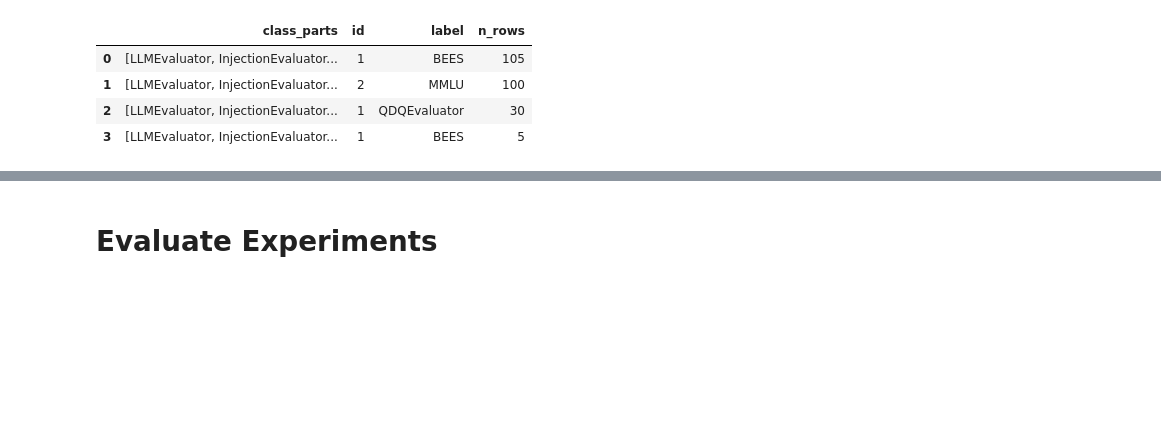
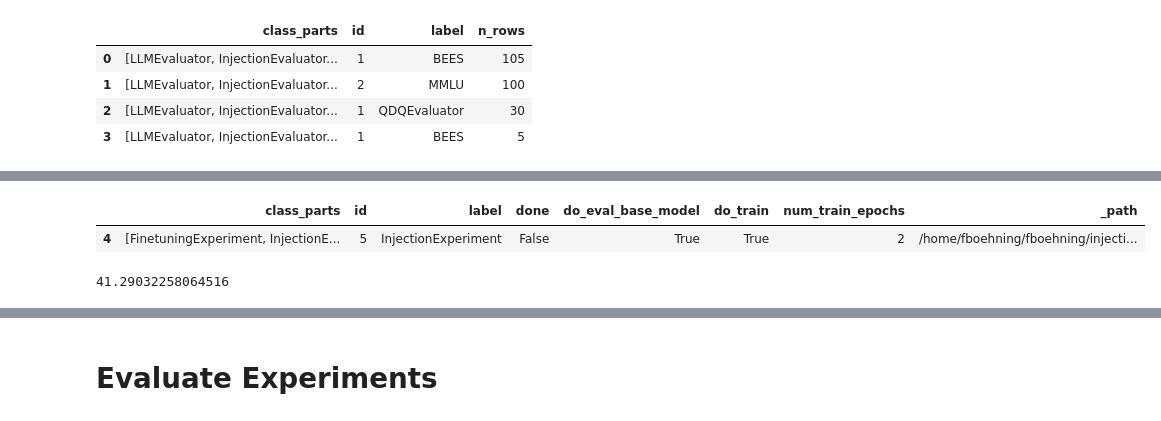
Before and after one commit to fee1ix/beesup_injection_lab, a Jupyter notebook: injection_notebook.ipynb, the cells around one changed output, grey strips where cells are left out. Cells and saved outputs as stored; diff of their text form; code cells hidden in the pictures; blank space fills up the shorter version.

```diff
--- a/injection_notebook.ipynb
+++ b/injection_notebook.ipynb
@@ -1862,0 +1869,2 @@ InjectionExperiment().get_overview(keypaths=['done','dataset_config.n_rows','dat
+# %%
+generate_multirun(experiments_df)
@@ -1862,0 +1877,9 @@ InjectionExperiment().get_overview(keypaths=['done','dataset_config.n_rows','dat
+# %%
+experiments_df[experiments_df.done==False]
+# %% [output]
+|  | class_parts | id | label | done | do_eval_base_model | do_train | num_train_epochs | _path |
+| 4 | [FinetuningExperiment, InjectionE... | 5 | InjectionExperiment | False | True | True | 2 | /home/fboehning/fboehning/injecti... |
+# %%
+(320/31)*4
+# %% [output]
+41.29032258064516
```
Also changed, not shown: parts of 22 cells of this notebook, 3 other files.
